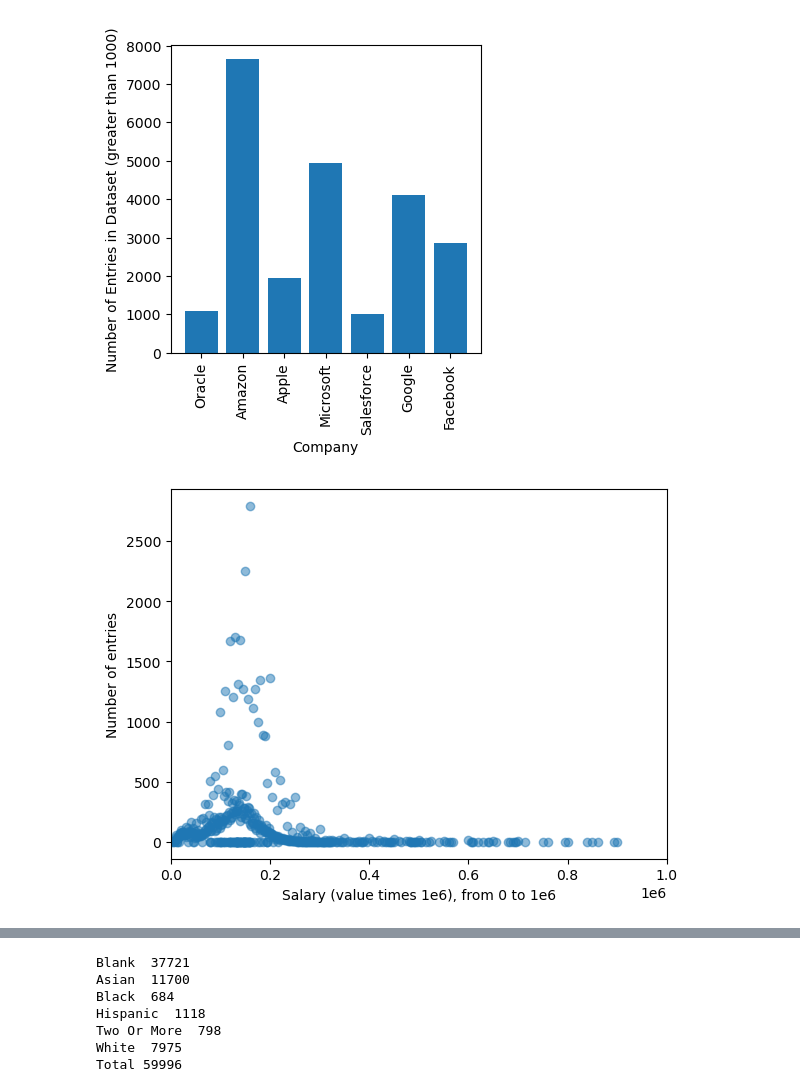
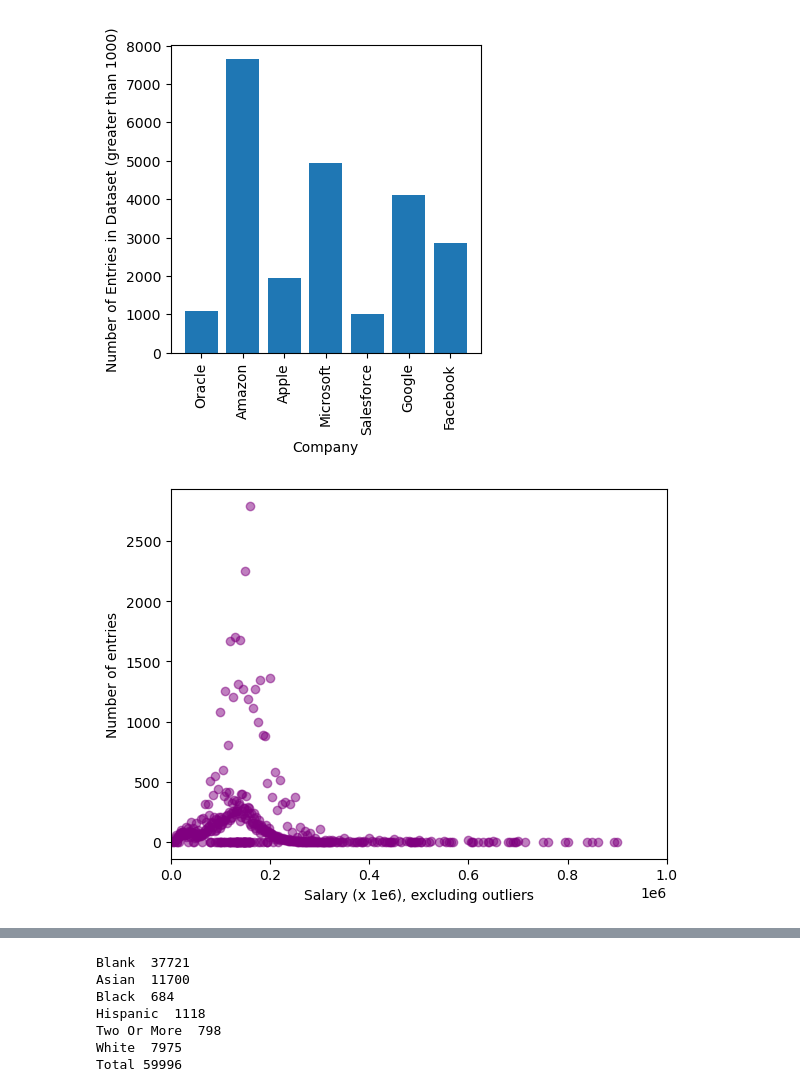
Before and after one commit to aksharans/cse158a2, a Jupyter notebook: assignment2.ipynb, the cells around one changed output, grey strips where cells are left out. Saved outputs shown, nothing was run; the diff lists cells and outputs as text; code cells hidden in the pictures.

```diff
--- a/assignment2.ipynb
+++ b/assignment2.ipynb
@@ -206,18 +203,18 @@ plt.show()
 # %%
 # Salary Values
 salaries = defaultdict(int)
 
 for d in salaryAllData:
     s = d['salary']
     salaries[s] += 1
 
 x = salaries.keys()
 y = salaries.values()
 
-plt.scatter(x, y, alpha=0.5)
+plt.scatter(x, y, alpha=0.5, color='purple')
 plt.xlim(0, 1e6)
 plt.ylabel("Number of entries")
-plt.xlabel("Salary (value times 1e6), from 0 to 1e6")
+plt.xlabel("Salary (x 1e6), excluding outliers")
 plt.show()
 # %% [output]
-[figure, old version]
+[figure, new version]
```
Also changed, not shown: parts of 6 cells of this notebook.
